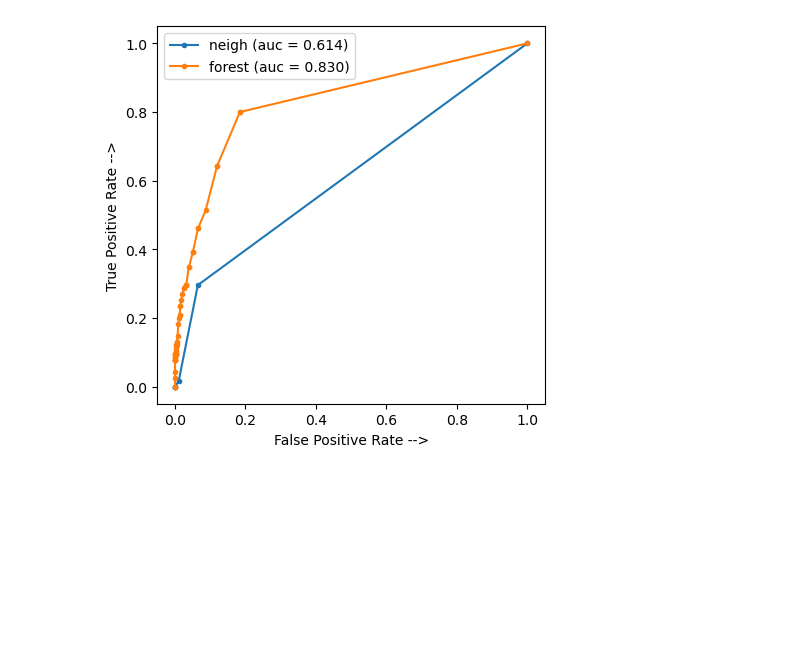
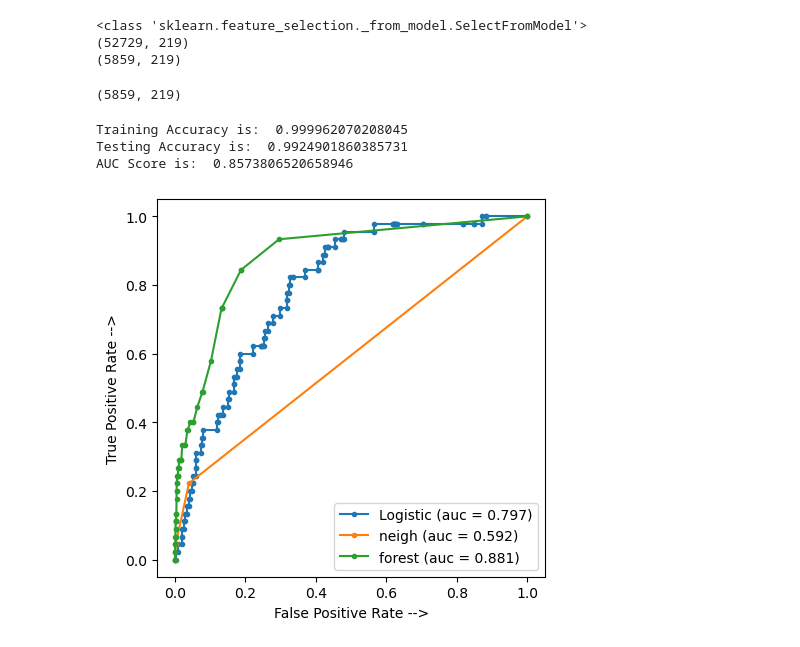
Before and after one commit to OmerLif/Data_challenge_IML, a Jupyter notebook: doctest-output/test_file.ipynb, the cells around one changed output. Cells and saved outputs as stored; diff of their text form; code cells hidden in the pictures; blank space fills up the shorter version.

```diff
--- a/doctest-output/test_file.ipynb
+++ b/doctest-output/test_file.ipynb
@@ -66,15 +111,15 @@ print(X_train.shape, X_test.shape, y_train.shape, y_test.shape)
 # %%
 # Logistic Classifier
 # %%
-# from sklearn.linear_model import LogisticRegression
-# model_logistic = LogisticRegression()
-# model_logistic.fit(X_train, y_train)
-#
-# y_pred_logistic = model_logistic.predict_proba(X_test)
+from sklearn.linear_model import LogisticRegression
+model_logistic = LogisticRegression()
+model_logistic.fit(X_train, y_train)
+
+y_pred_logistic = model_logistic.predict_proba(X_test)
 # %%
 #k nearest neighbors
 # %%
 from sklearn.neighbors import KNeighborsClassifier
-neigh = KNeighborsClassifier(n_neighbors=10)
+neigh = KNeighborsClassifier(n_neighbors=5)
 neigh.fit(X_train, y_train)
 y_pred_neigh = neigh.predict_proba(X_test)
@@ -128,5 +126,23 @@ Classification accuracy on test set with max features = log2 and max_depth = 50:
+# %%
+# feature selection with sklearn random forest
+from sklearn.ensemble import RandomForestClassifier
+from sklearn.feature_selection import SelectFromModel
+sel = SelectFromModel(RandomForestClassifier(n_estimators=200, criterion='entropy'), threshold='median')
+sel.fit(X_train, y_train)
+X_train_new = sel.transform(X_train)
+X_test_new = sel.transform(X_test)
+print(type(sel))
+print(X_train_new.shape)
+print(X_test_new.shape)
+# %% [output]
+<class 'sklearn.feature_selection._from_model.SelectFromModel'>
+(52729, 219)
+(5859, 219)
 # %%
 from sklearn.ensemble import RandomForestClassifier
-forest = RandomForestClassifier(n_estimators=100,criterion='entropy')
-forest.fit(X_train, y_train)
-y_pred_forest = forest.predict_proba(X_test)
+forest = RandomForestClassifier(n_estimators=190,criterion='entropy')
+forest.fit(X_train_new, y_train)
+y_pred_forest = forest.predict_proba(X_test_new)
+print(X_test_new.shape)
+# %% [output]
+(5859, 219)
@@ -135,29 +149,41 @@ y_pred_forest = forest.predict_proba(X_test)
+# %%
+#Plot ROC and compare AUC
+from sklearn.metrics import roc_curve, auc, roc_auc_score
+print("Training Accuracy is: ", forest.score(X_train_new, y_train))
+print("Testing Accuracy is: ", forest.score(X_test_new, y_test))
+y_pred_forest = y_pred_forest[:,1]
+fpr, tpr, thresholds = roc_curve(y_test, y_pred_forest)
+print("AUC Score is: ", roc_auc_score(y_test, y_pred_forest))
+# %% [output]
+Training Accuracy is:  0.999962070208045
+Testing Accuracy is:  0.9924901860385731
+AUC Score is:  0.8573806520658946
 # %%
 from sklearn.metrics import roc_curve, auc, roc_auc_score
-# y_pred_logistic = y_pred_logistic[:,1]
+y_pred_logistic = y_pred_logistic[:,1]
 y_pred_neigh = y_pred_neigh[:,1]
-y_pred_forest= y_pred_forest[:,1]
+y_pred_forest= y_pred_forest
 
-# logistic_fpr, logistic_tpr, threshold_test = roc_curve(y_test, y_pred_logistic)
-# auc_logistic = roc_auc_score(y_test, y_pred_logistic)
+logistic_fpr, logistic_tpr, threshold_test = roc_curve(y_test, y_pred_logistic)
+auc_logistic = roc_auc_score(y_test, y_pred_logistic)
 
 neigh_fpr, neigh_tpr, neigh_threshold = roc_curve(y_test, y_pred_neigh)
 auc_neigh = roc_auc_score(y_test, y_pred_neigh)
 
 forest_fpr, forest_tpr, forest_threshold = roc_curve(y_test, y_pred_forest)
 auc_forest = roc_auc_score(y_test, y_pred_forest)
 
 plt.figure(figsize=(5, 5), dpi=100)
 # plt.plot(svm_fpr, svm_tpr, linestyle='-', label='SVM (auc = %0.3f)' % auc_svm)
-#plt.plot(logistic_fpr, logistic_tpr, marker='.', label='Logistic (auc = %0.3f)' % auc_logistic)
+plt.plot(logistic_fpr, logistic_tpr, marker='.', label='Logistic (auc = %0.3f)' % auc_logistic)
 plt.plot(neigh_fpr, neigh_tpr, marker='.', label='neigh (auc = %0.3f)' % auc_neigh)
 plt.plot(forest_fpr, forest_tpr, marker='.', label='forest (auc = %0.3f)' % auc_forest)
 
 plt.xlabel('False Positive Rate -->')
 plt.ylabel('True Positive Rate -->')
 
 plt.legend()
 
 plt.show()
 # %% [output]
-[figure, old version]
+[figure, new version]
```
Also changed, not shown: parts of 16 cells of this notebook, 4 other files.
